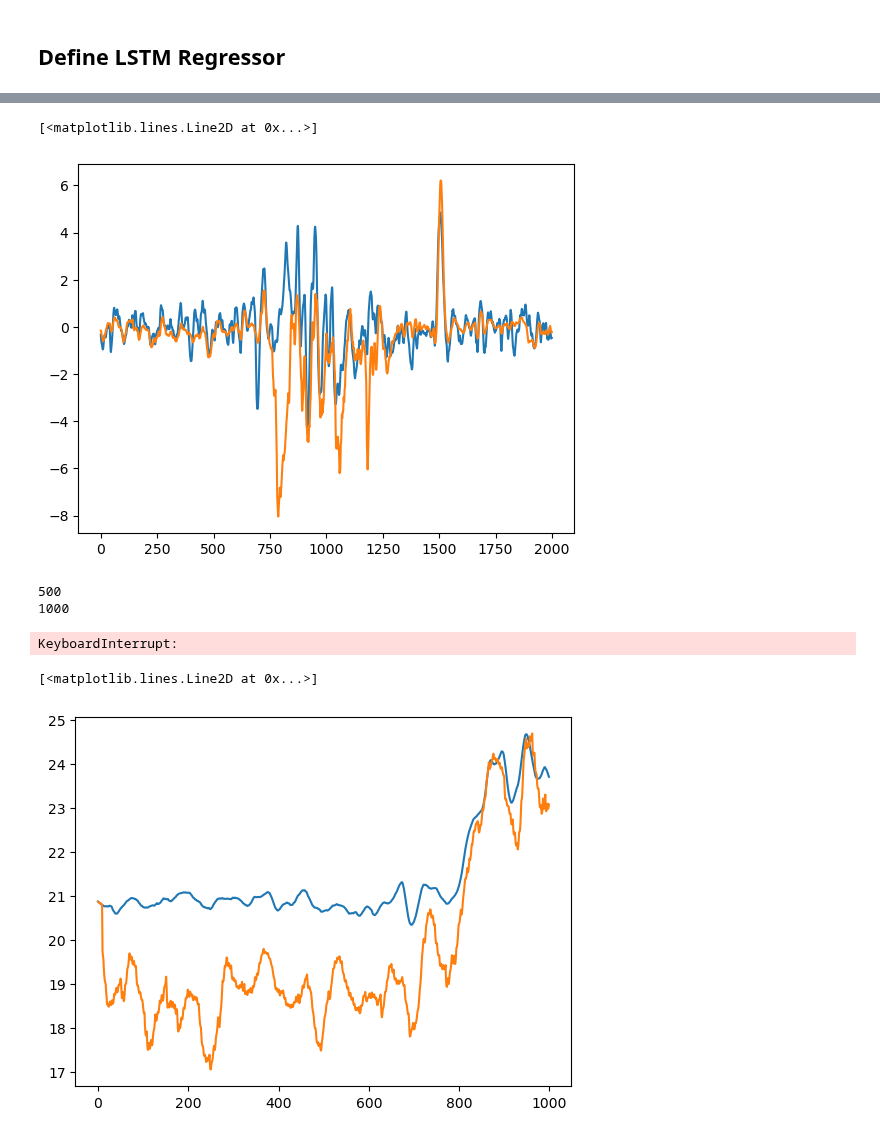
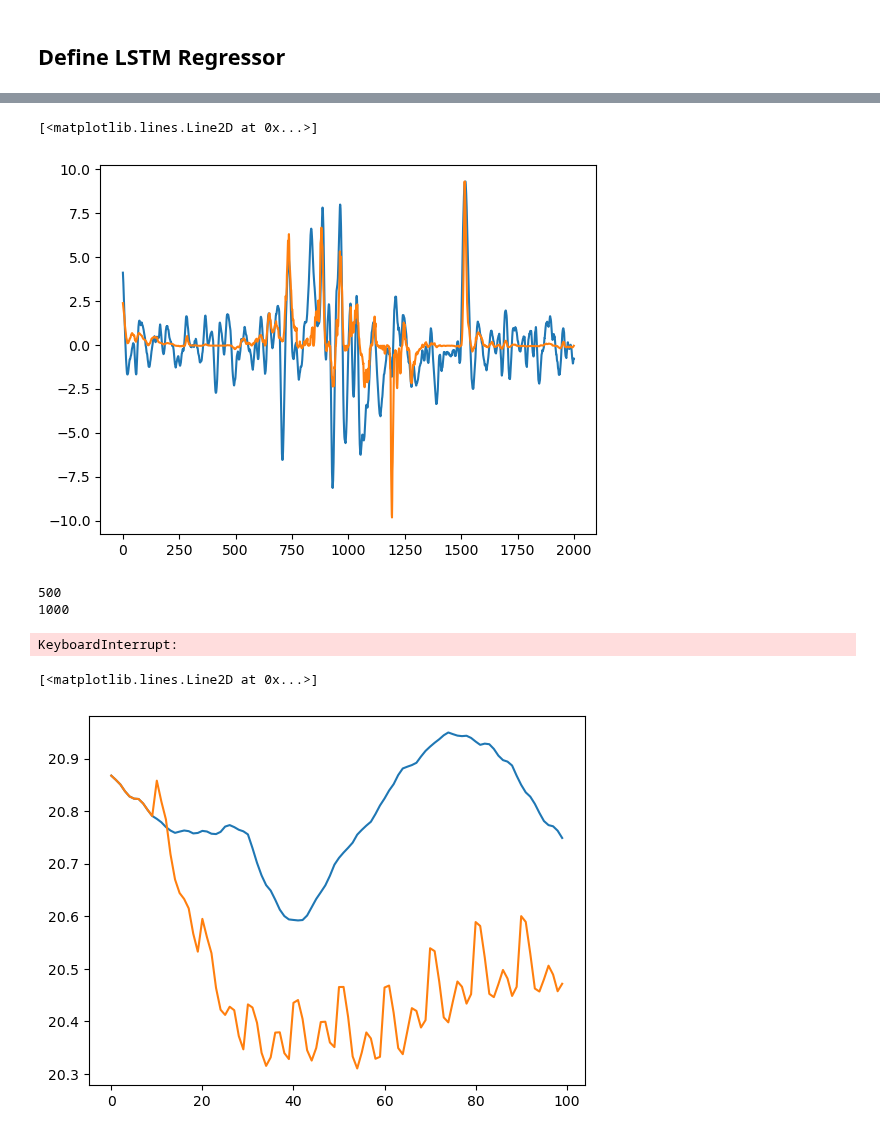
Before and after one commit to oStglnd/rise-gh, a Jupyter notebook: model/temp_model_v2.ipynb, the cells around one changed output, grey strips where cells are left out. Saved outputs shown, nothing was run; the diff lists cells and outputs as text; code cells hidden in the pictures.

Commit message:
Attempt to fix temp model

```diff
--- a/model/temp_model_v2.ipynb
+++ b/model/temp_model_v2.ipynb
@@ -245,8 +245,10 @@ for colSpec in cols:
 # %% [markdown]
 ## Data preparation
 # %%
-t_steps = 5   # 10-min predictions
-n_steps = 60   # 60-min backwards look
+# t_steps = 10   # 10-min predictions
+# n_steps = 60   # 60-min backwards look
+t_steps = 10   # 1-min predictions
+n_steps = 60   # 30-min backwards look
 
 train_frac = 0.9
 # %% [markdown]
@@ -308,11 +310,11 @@ flags = date_flagger(testData, n_steps)
 
 # get mask f. flags
 mask = [idx not in flags for idx in range(len(sequences))]
-sequences = sequences[mask]
+sequences = sequences[mask][:-t_steps]
 
 # get targets, delete mask
-targets = targets.values[n_steps:][mask]
-auxData = auxData.values[n_steps:][mask]
+targets = targets.values[n_steps:][mask][:-t_steps]
+auxData = auxData.values[n_steps:][mask][:-t_steps]
 # %%
 # save sequential targets for visualization
 targets, test_targets = targets[:-5760], targets[-5760:]
@@ -395,6 +397,15 @@ combModel = layers.Dense(
         activity_regularizer='l2',
         kernel_initializer=tf.keras.initializers.GlorotNormal(),
 )(combModel)
+combModel = layers.Dropout(0.5)(combModel)
+combModel = layers.BatchNormalization()(combModel)
+combModel = layers.Dense(
+        units=32,
+        activation='relu',
+        activity_regularizer='l2',
+        kernel_initializer=tf.keras.initializers.GlorotNormal(),
+)(combModel)
+combModel = layers.Dropout(0.5)(combModel)
 combModel = layers.BatchNormalization()(combModel)
 combModel = layers.Dense(
         units=1,
@@ -504,11 +503,11 @@ for k in range(1,n):
     P[k] = (1-K[k])*Pminus[k]
 # %%
 plt.plot(test_targets[:2000])
-# plt.plot(vis_preds[:2000])
-plt.plot(xhat[:2000])
+plt.plot(vis_preds[:2000])
+# plt.plot(xhat[:2000])
 # %% [output]
 [<matplotlib.lines.Line2D at 0x...>]
-[figure, old version]
+[figure, new version]
 # %%
 preds = []
 exp_seqs = test_sequences.copy().astype('float64')
@@ -530,8 +529,8 @@ for idx, seq in enumerate(exp_seqs):
 1000
 KeyboardInterrupt:
 # %%
-plt.plot(test_auxData[:1000])
-plt.plot(exp_auxData[:1000])
+plt.plot(test_auxData[:100])
+plt.plot(exp_auxData[:100])
 # %% [output]
 [<matplotlib.lines.Line2D at 0x...>]
-[figure, old version]
+[figure, new version]
```
Also changed, not shown: parts of 6 cells of this notebook, 3 other files.
